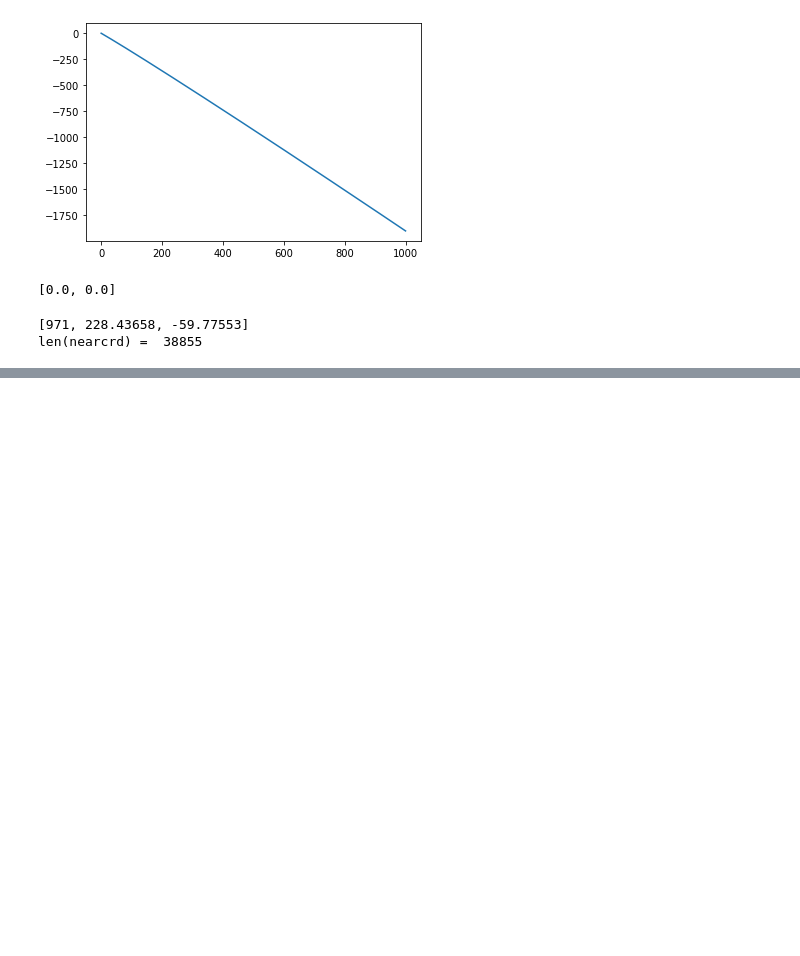
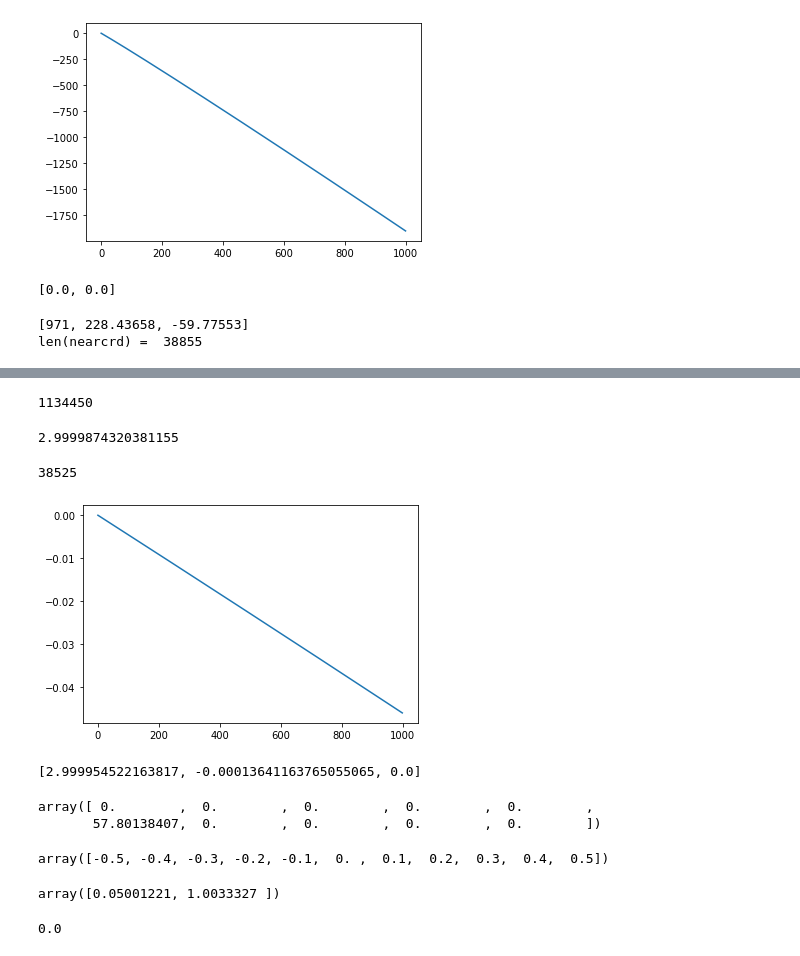
Before and after one commit to DarkWake9/Project-IceCube-Legacy, a Jupyter notebook: task4/task4e.ipynb, the cells around one changed output, grey strips where cells are left out. Drawn from its saved outputs; the diff is of its cells as text; code cells hidden in the pictures; blank space fills up the shorter version.

```diff
--- a/task4/task4e.ipynb
+++ b/task4/task4e.ipynb
@@ -101,0 +245,5 @@ icparts
+# %%
+log_e = np.arange(2, 10.2, 0.2)
+dec_nu = list(set(eadata[0]['Dec_nu_min[deg]'].values).union(set(eadata[0]['Dec_nu_max[deg]'].values)))
+dec_nu.sort()
+dec_nu = np.array(dec_nu)
@@ -347,0 +705,2 @@ len(nearcrd) =  38855
+# %%
+weights = [aeff[i] * uptime[i] * icdata['log10(E/GeV)'][i]*0.2  for i in range(len(aeff))]
@@ -347,0 +836,16 @@ len(nearcrd) =  38855
+# %%
+len(weights)
+# %% [output]
+1134450
+# %%
+weights = np.array(weights)
+def singpsr_stacked(psrno):
+    cut = 5
+    cone = 5
+    nuind, decdf = angdecfinder(psrno, cut)
+    S = S_i(psrno, nuind, weights)
+    B = bgs(psrno, cone)
+    Ns = len(nuind)
+    maxns = ns_for_TSmax(psrno, S, B, Ns)
+    sqrtts = np.sqrt(TS(psrno, np.round(maxns, 4), S, B, Ns))
+    return [maxns, sqrtts]
@@ -347,0 +854,34 @@ len(nearcrd) =  38855
+# %%
+aa
+# %% [output]
+2.9999874320381155
+# %%
+tsmax = []
+pool = mul.Pool(8, maxtasksperchild=800)
+op_async = pool.map_async(singpsr_stacked, range(p))
+tsmax = op_async.get()
+op_async = []
+pool = []
+maxns = []
+maxts = []
+for i in tsmax:
+    maxns.append(i[0])
+    maxts.append(i[1])
+# %%
+def plotpsr_st(psrno):
+    cut = 5
+    cone = 5
+    nuind, decdf = angdecfinder(psrno, cut)
+    S = S_i(psrno, nuind, weights)
+    B = bgs(psrno, cone)
+    Ns = len(nuind)
+    tns=[TS(psrno, i, S, B, Ns) for i in range(0, 1000)]
+    print(Ns)
+    plt.plot(range(0, 1000), tns)
+    plt.show()
+    print([ns_for_TSmax(psrno, S, B, Ns), TS(psrno, ns_for_TSmax(psrno, S, B, Ns), S, B, Ns), TS(psrno, 0, S, B, Ns)])
+plotpsr_st(0)
+# %% [output]
+38525
+[figure, added]
+[2.999954522163817, -0.00013641163765055065, 0.0]
@@ -347,0 +900,9 @@ len(nearcrd) =  38855
+# %%
+yerr
+# %% [output]
+array([ 0.        ,  0.        ,  0.        ,  0.        ,  0.        ,
+       57.80138407,  0.        ,  0.        ,  0.        ,  0.        ])
+# %%
+wsts
+# %% [output]
+array([-0.5, -0.4, -0.3, -0.2, -0.1,  0. ,  0.1,  0.2,  0.3,  0.4,  0.5])
@@ -347,0 +918,8 @@ len(nearcrd) =  38855
+# %%
+gparam
+# %% [output]
+array([0.05001221, 1.0033327 ])
+# %%
+max(maxts)
+# %% [output]
+0.0
```
Also changed, not shown: parts of 30 cells of this notebook, 1 other file.
